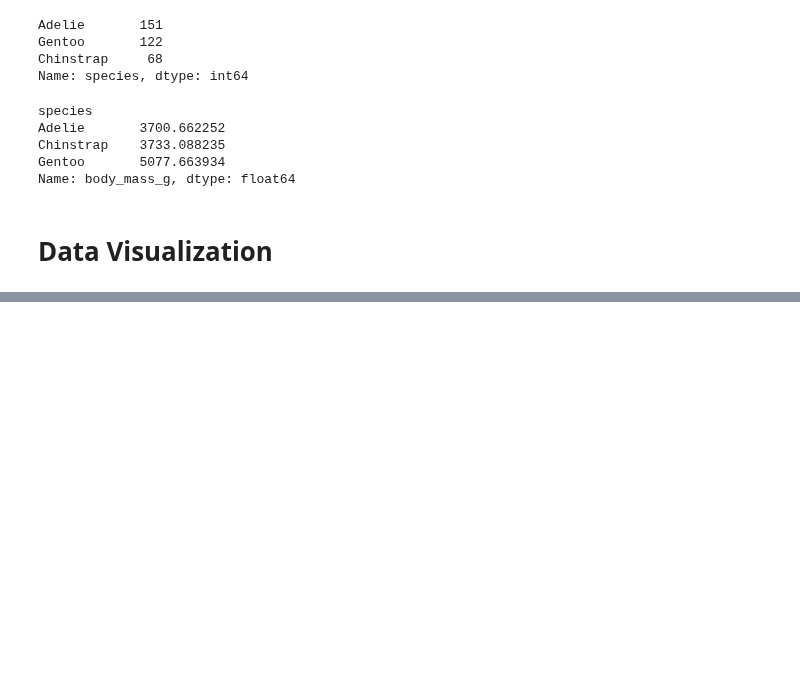
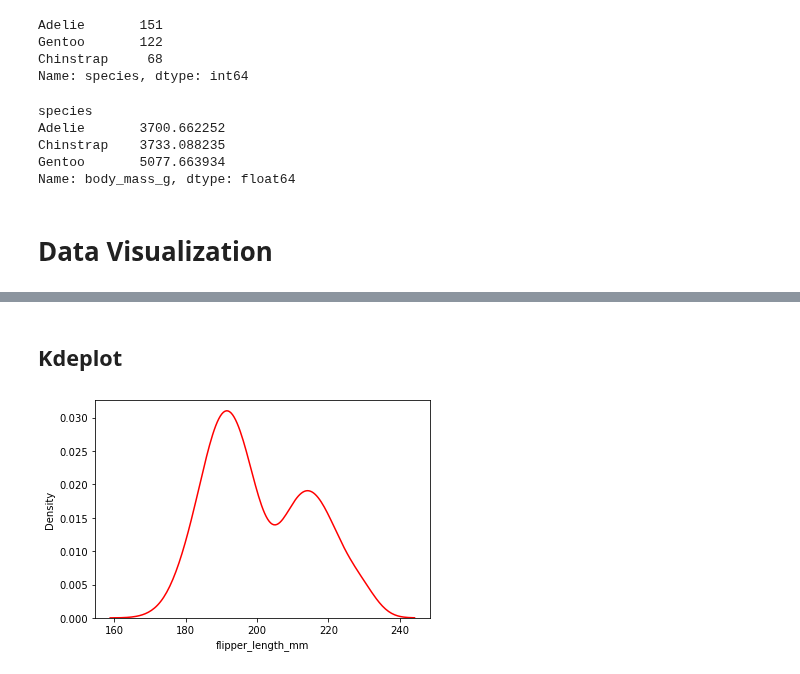
Before and after one commit to moesteelo/Exploratory-Data-Analysis, a Jupyter notebook: Exploratory Data Visualization .ipynb, the cells around one changed output, grey strips where cells are left out. Cells and saved outputs as stored; diff of their text form; code cells hidden in the pictures; blank space fills up the shorter version.

```diff
--- a/Exploratory Data Visualization .ipynb
+++ b/Exploratory Data Visualization .ipynb
@@ -126,0 +149,9 @@ plt.show()
+# %% [markdown]
+## Kdeplot
+# %%
+#Used for visualizing the probability density of a continuous var.
+
+sns.kdeplot(penguins_size.flipper_length_mm,color='red')
+plt.show()
+# %% [output]
+[figure, added]
```
Also changed, not shown: parts of 4 cells of this notebook.
